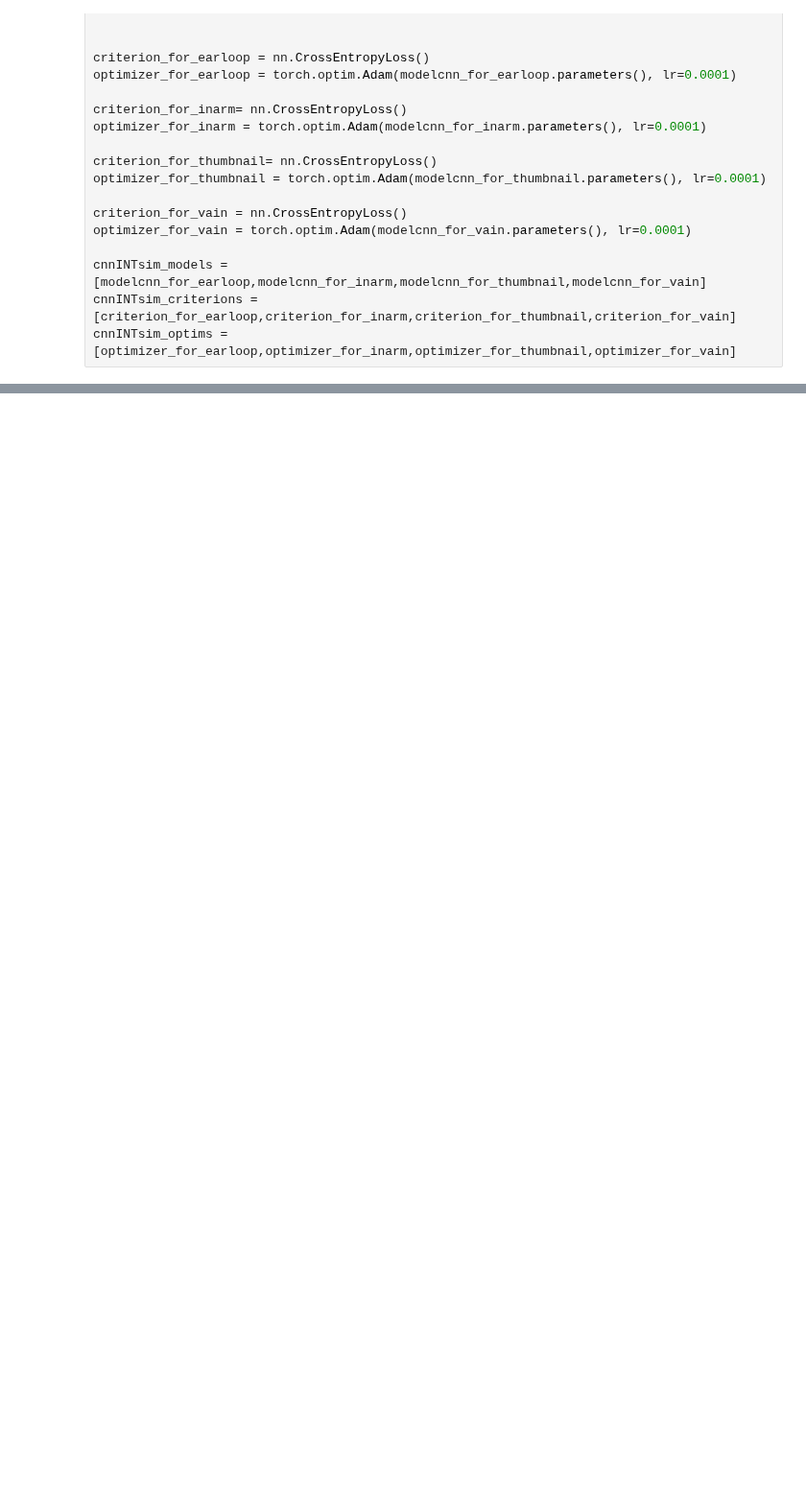
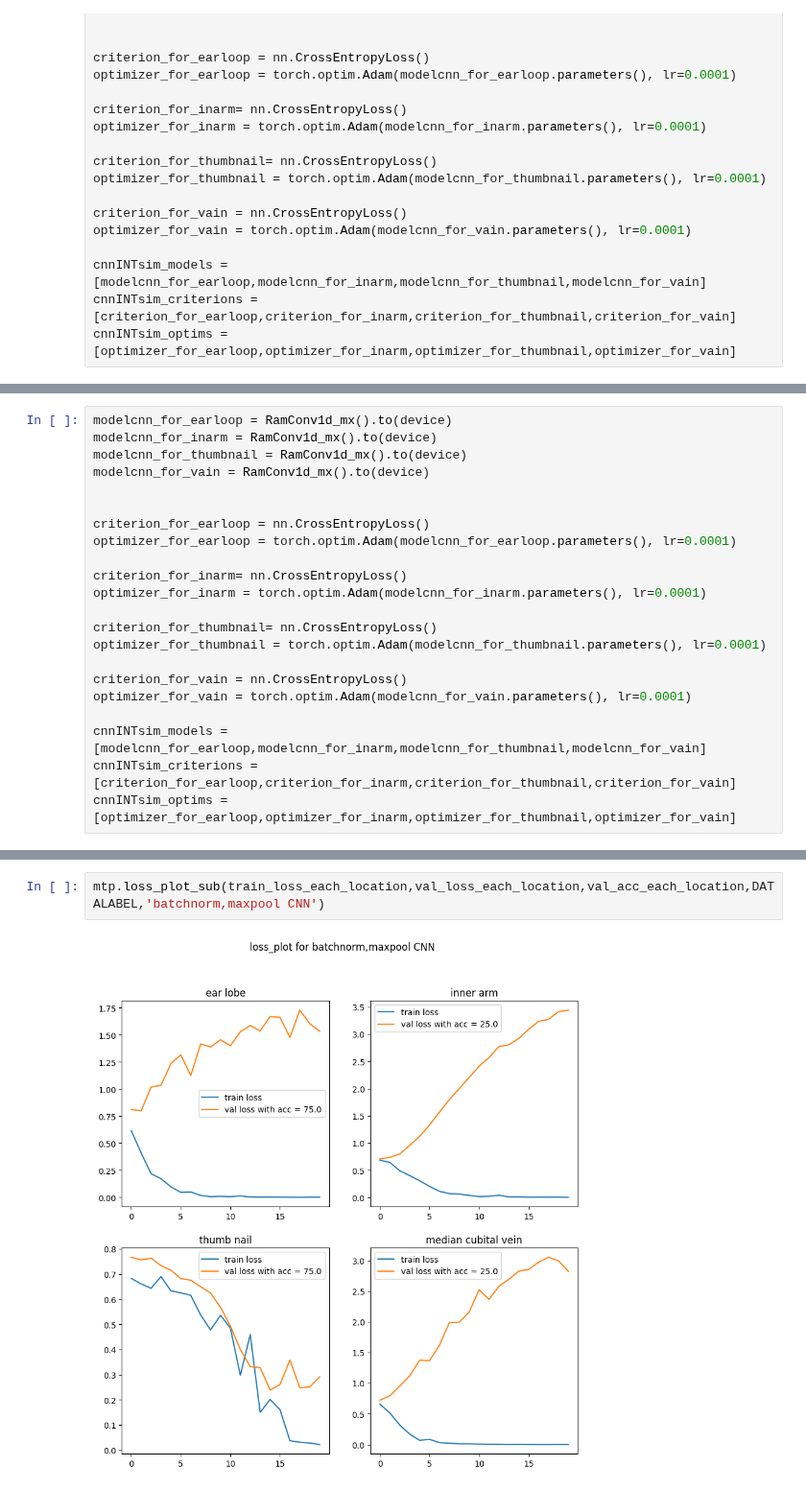
Before and after one commit to AtiChetsurakul/DataScienceAndMLProjects, a Jupyter notebook: Diabete_detection_withRamanSpec/model_fitting.ipynb, the cells around one changed output, grey strips where cells are left out. Shown at 96% size. Drawn from its saved outputs; the diff is of its cells as text; blank space fills up the shorter version.

```diff
--- a/Diabete_detection_withRamanSpec/model_fitting.ipynb
+++ b/Diabete_detection_withRamanSpec/model_fitting.ipynb
@@ -787,0 +788,22 @@ mtp.loss_plot_sub(train_loss_each_location,val_loss_each_location,val_acc_each_l
+# %%
+modelcnn_for_earloop = RamConv1d_mx().to(device)
+modelcnn_for_inarm = RamConv1d_mx().to(device)
+modelcnn_for_thumbnail = RamConv1d_mx().to(device)
+modelcnn_for_vain = RamConv1d_mx().to(device)
+
+
+criterion_for_earloop = nn.CrossEntropyLoss()
+optimizer_for_earloop = torch.optim.Adam(modelcnn_for_earloop.parameters(), lr=0.0001)
+
+criterion_for_inarm= nn.CrossEntropyLoss()
+optimizer_for_inarm = torch.optim.Adam(modelcnn_for_inarm.parameters(), lr=0.0001)
+
+criterion_for_thumbnail= nn.CrossEntropyLoss()
+optimizer_for_thumbnail = torch.optim.Adam(modelcnn_for_thumbnail.parameters(), lr=0.0001)
+
+criterion_for_vain = nn.CrossEntropyLoss()
+optimizer_for_vain = torch.optim.Adam(modelcnn_for_vain.parameters(), lr=0.0001)
+
+cnnINTsim_models = [modelcnn_for_earloop,modelcnn_for_inarm,modelcnn_for_thumbnail,modelcnn_for_vain]
+cnnINTsim_criterions = [criterion_for_earloop,criterion_for_inarm,criterion_for_thumbnail,criterion_for_vain]
+cnnINTsim_optims = [optimizer_for_earloop,optimizer_for_inarm,optimizer_for_thumbnail,optimizer_for_vain]
@@ -787,0 +872,4 @@ mtp.loss_plot_sub(train_loss_each_location,val_loss_each_location,val_acc_each_l
+# %%
+mtp.loss_plot_sub(train_loss_each_location,val_loss_each_location,val_acc_each_location,DATALABEL,'batchnorm,maxpool CNN')
+# %% [output]
+[figure, added]
```
Also changed, not shown: parts of 14 cells of this notebook, 1 other file.
